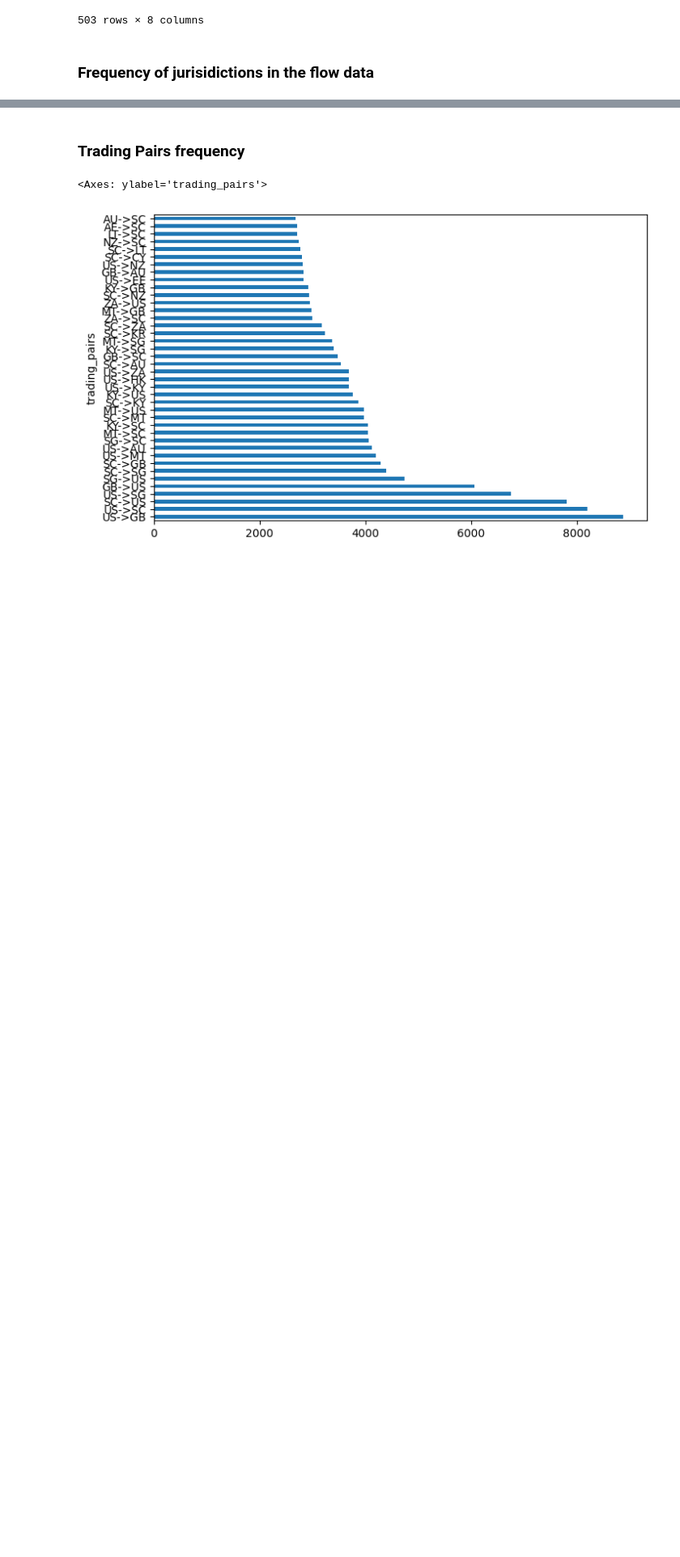
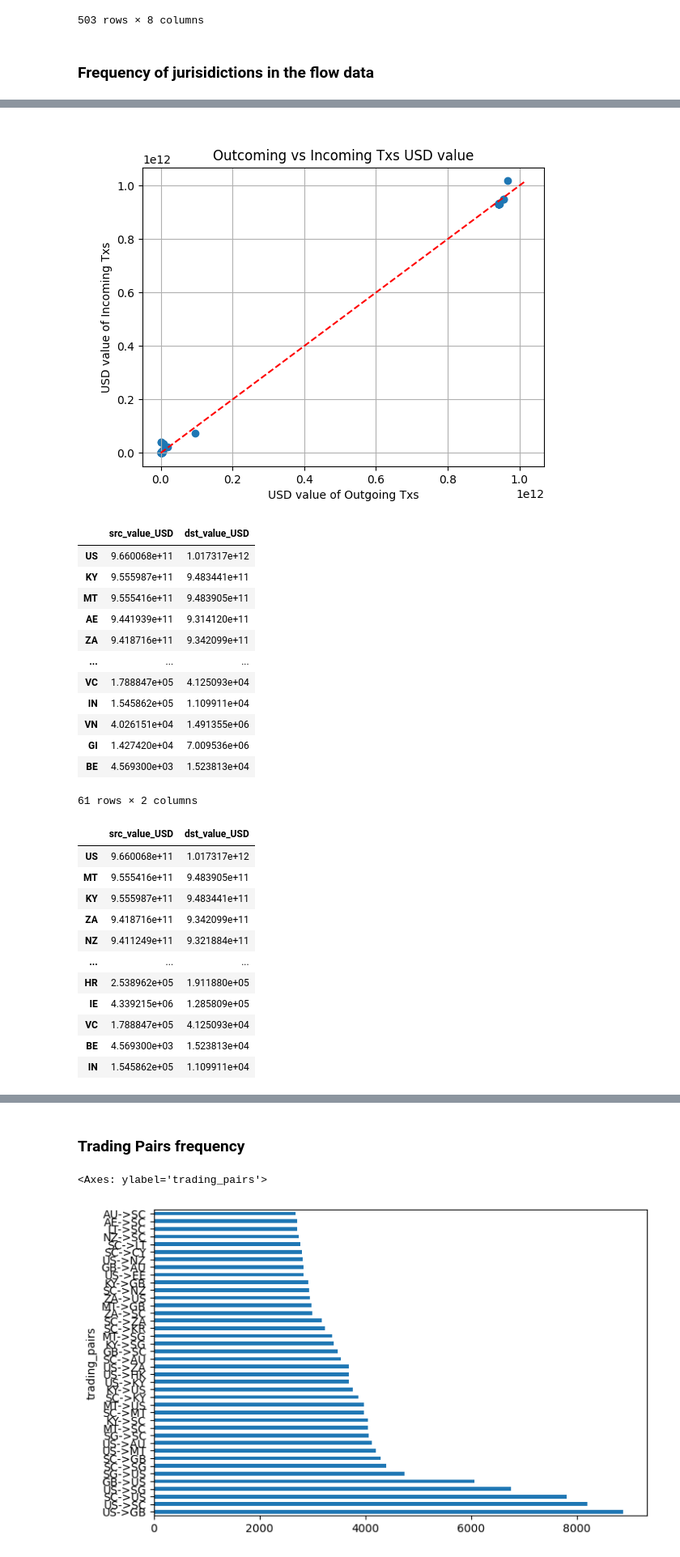
Before and after one commit to FlowDrucka64/MoneyFlow, a Jupyter notebook: data_exploration.ipynb, the cells around one changed output, grey strips where cells are left out. Shown at 81% size. Cells and saved outputs as stored; diff of their text form; code cells hidden in the pictures; blank space fills up the shorter version.

```diff
--- a/data_exploration.ipynb
+++ b/data_exploration.ipynb
@@ -386,0 +411,46 @@ Name: count, dtype: int64
+# %%
+# Total value of incoming / outgoing tx
+
+src_juri_sum = merged_df.groupby('src_jurisdictions')['src_value_USD'].sum()
+dst_juri_sum = merged_df.groupby('dst_jurisdictions')['dst_value_USD'].sum()
+merged_sum = pd.merge(src_juri_sum, dst_juri_sum, left_index=True, right_index=True, how='inner')
+fig, ax = plt.subplots()
+scatter = ax.scatter(x=merged_sum.src_value_USD, y=merged_sum.dst_value_USD)
+plt.xlabel('USD value of Outgoing Txs')
+plt.ylabel('USD value of Incoming Txs')
+plt.title('Outcoming vs Incoming Txs USD value')
+plt.grid(True)
+
+line = np.linspace(min(merged_sum.src_value_USD), max(merged_sum.dst_value_USD), 100)
+plt.plot(line, line, color='r', linestyle='--')
+plt.show()
+
+display(merged_sum.sort_values(by='src_value_USD', ascending=False))
+display(merged_sum.sort_values(by='dst_value_USD', ascending=False))
+# %% [output]
+[figure, added]
+|  | src_value_USD | dst_value_USD |
+| US | 9.660068e+11 | 1.017317e+12 |
+| KY | 9.555987e+11 | 9.483441e+11 |
+| MT | 9.555416e+11 | 9.483905e+11 |
+| AE | 9.441939e+11 | 9.314120e+11 |
+| ZA | 9.418716e+11 | 9.342099e+11 |
+| ... | ... | ... |
+| VC | 1.788847e+05 | 4.125093e+04 |
+| IN | 1.545862e+05 | 1.109911e+04 |
+| VN | 4.026151e+04 | 1.491355e+06 |
+| GI | 1.427420e+04 | 7.009536e+06 |
+| BE | 4.569300e+03 | 1.523813e+04 |
+61 rows × 2 columns
+|  | src_value_USD | dst_value_USD |
+| US | 9.660068e+11 | 1.017317e+12 |
+| MT | 9.555416e+11 | 9.483905e+11 |
+| KY | 9.555987e+11 | 9.483441e+11 |
+| ZA | 9.418716e+11 | 9.342099e+11 |
+| NZ | 9.411249e+11 | 9.321884e+11 |
+| ... | ... | ... |
+| HR | 2.538962e+05 | 1.911880e+05 |
+| IE | 4.339215e+06 | 1.285809e+05 |
+| VC | 1.788847e+05 | 4.125093e+04 |
+| BE | 4.569300e+03 | 1.523813e+04 |
+| IN | 1.545862e+05 | 1.109911e+04 |
```
Also changed, not shown: parts of 4 cells of this notebook.
